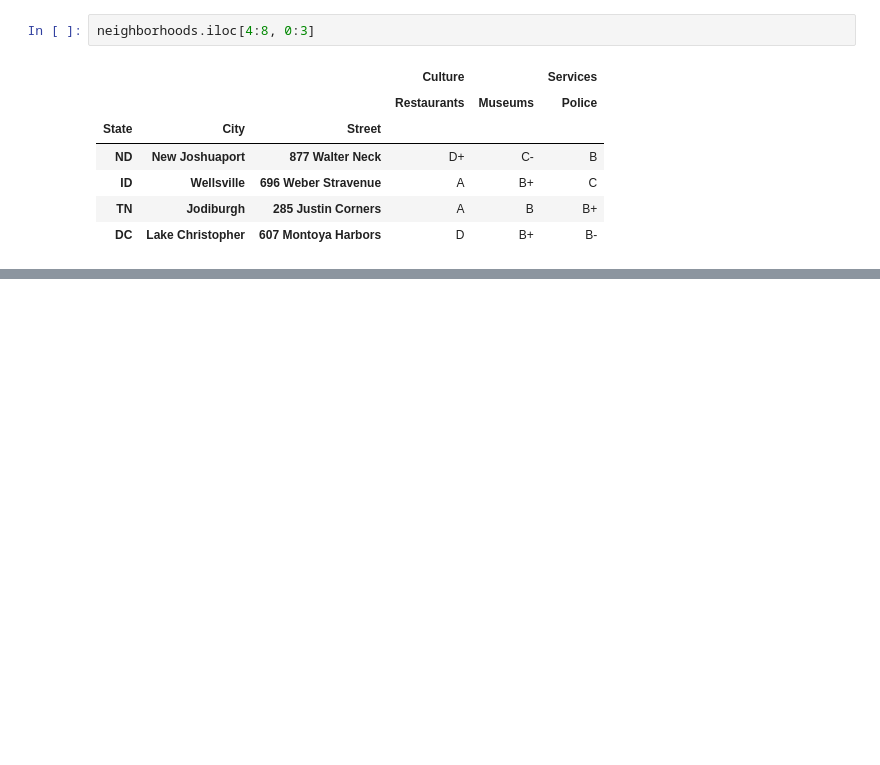
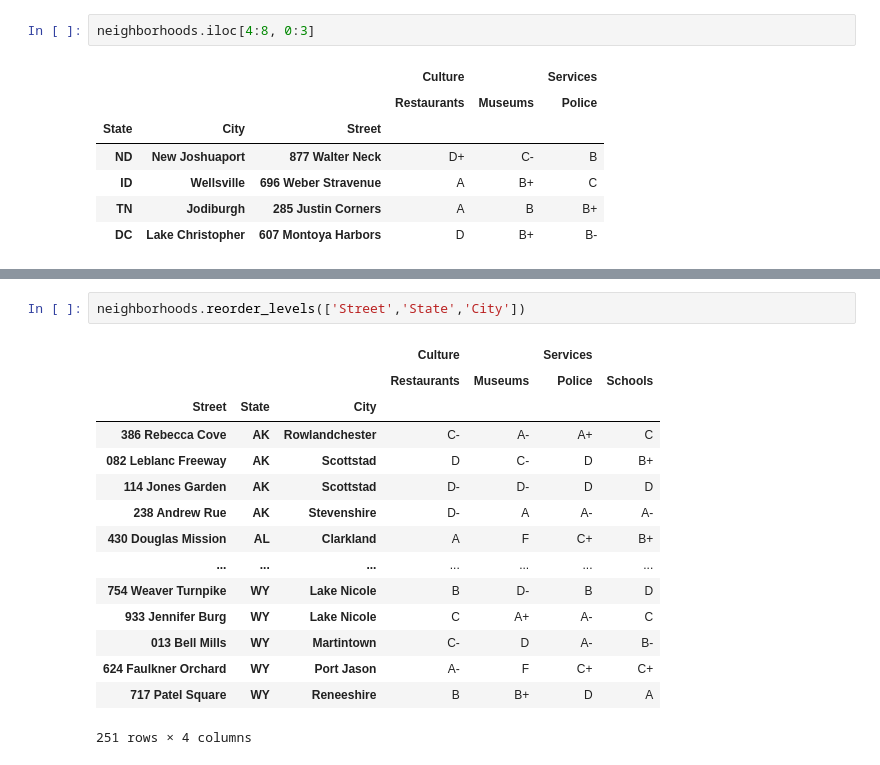
Before and after one commit to Alekhabarov/my_notebooks, a Jupyter notebook: 07_my.ipynb, the cells around one changed output, grey strips where cells are left out. Drawn from its saved outputs; the diff is of its cells as text; blank space fills up the shorter version.

```diff
--- a/07_my.ipynb
+++ b/07_my.ipynb
@@ -136,0 +145,18 @@ neighborhoods.iloc[4:8, 0:3]
+# %%
+neighborhoods.reorder_levels(['Street','State','City'])
+# %% [output]
+|  |  |  | Culture |  | Services |  |
+|  |  |  | Restaurants | Museums | Police | Schools |
+| Street | State | City |  |  |  |  |
+| 386 Rebecca Cove | AK | Rowlandchester | C- | A- | A+ | C |
+| 082 Leblanc Freeway | AK | Scottstad | D | C- | D | B+ |
+| 114 Jones Garden | AK | Scottstad | D- | D- | D | D |
+| 238 Andrew Rue | AK | Stevenshire | D- | A | A- | A- |
+| 430 Douglas Mission | AL | Clarkland | A | F | C+ | B+ |
+| ... | ... | ... | ... | ... | ... | ... |
+| 754 Weaver Turnpike | WY | Lake Nicole | B | D- | B | D |
+| 933 Jennifer Burg | WY | Lake Nicole | C | A+ | A- | C |
+| 013 Bell Mills | WY | Martintown | C- | D | A- | B- |
+| 624 Faulkner Orchard | WY | Port Jason | A- | F | C+ | C+ |
+| 717 Patel Square | WY | Reneeshire | B | B+ | D | A |
+251 rows × 4 columns
```
Also changed, not shown: parts of 16 cells of this notebook.
